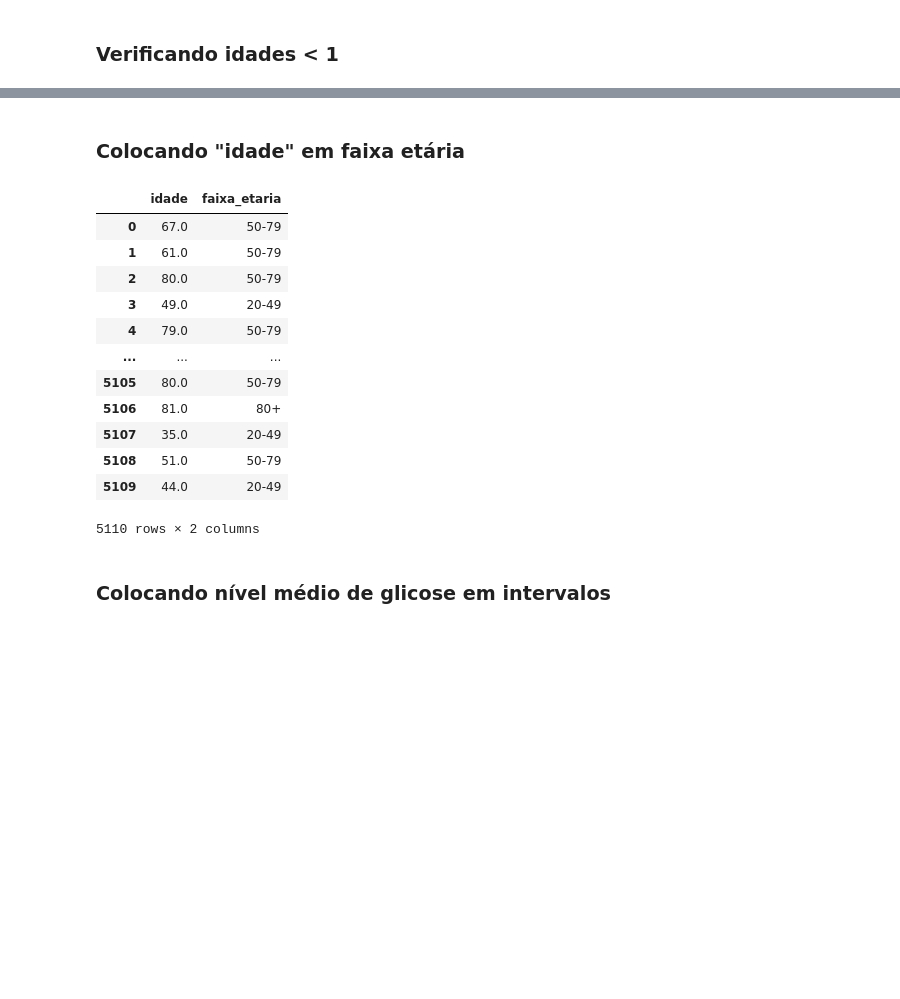
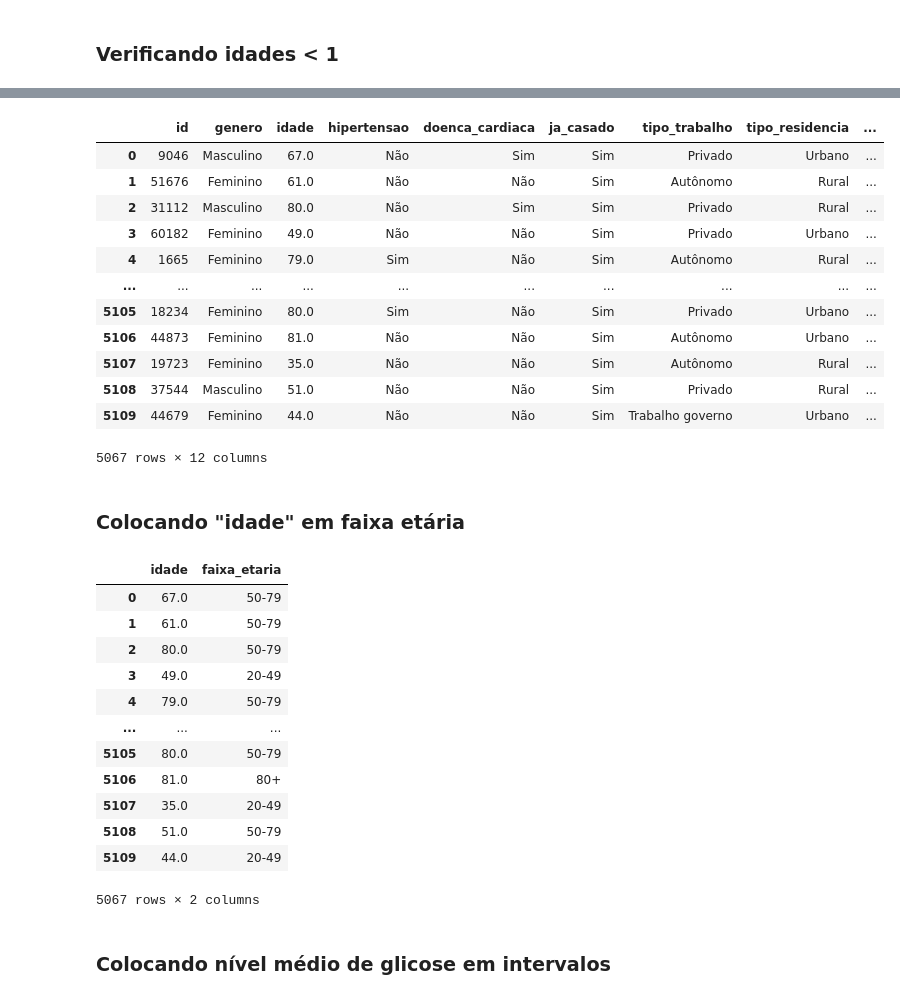
Before and after one commit to larissavvsous/lab_cd, a Jupyter notebook: lab_cd.ipynb, the cells around one changed output, grey strips where cells are left out. Cells and saved outputs as stored; diff of their text form; code cells hidden in the pictures; blank space fills up the shorter version.

```diff
--- a/lab_cd.ipynb
+++ b/lab_cd.ipynb
@@ -58,3 +58,20 @@ dados_avc[dados_avc['idade'] < 1].head()
+# %%
+dados_avc = dados_avc.drop(dados_avc[dados_avc['idade'] < 1].index)
+dados_avc
+# %% [output]
+|  | id | genero | idade | hipertensao | doenca_cardiaca | ja_casado | tipo_trabalho | tipo_residencia | ... |
+| 0 | 9046 | Masculino | 67.0 | Não | Sim | Sim | Privado | Urbano | ... |
+| 1 | 51676 | Feminino | 61.0 | Não | Não | Sim | Autônomo | Rural | ... |
+| 2 | 31112 | Masculino | 80.0 | Não | Sim | Sim | Privado | Rural | ... |
+| 3 | 60182 | Feminino | 49.0 | Não | Não | Sim | Privado | Urbano | ... |
+| 4 | 1665 | Feminino | 79.0 | Sim | Não | Sim | Autônomo | Rural | ... |
+| ... | ... | ... | ... | ... | ... | ... | ... | ... | ... |
+| 5105 | 18234 | Feminino | 80.0 | Sim | Não | Sim | Privado | Urbano | ... |
+| 5106 | 44873 | Feminino | 81.0 | Não | Não | Sim | Autônomo | Urbano | ... |
+| 5107 | 19723 | Feminino | 35.0 | Não | Não | Sim | Autônomo | Rural | ... |
+| 5108 | 37544 | Masculino | 51.0 | Não | Não | Sim | Privado | Rural | ... |
+| 5109 | 44679 | Feminino | 44.0 | Não | Não | Sim | Trabalho governo | Urbano | ... |
+5067 rows × 12 columns
 # %% [markdown]
 ### Colocando "idade" em faixa etária
 # %%
@@ -77,7 +94,7 @@ dados_avc[['idade', 'faixa_etaria']]
 | 5107 | 35.0 | 20-49 |
 | 5108 | 51.0 | 50-79 |
 | 5109 | 44.0 | 20-49 |
-5110 rows × 2 columns
+5067 rows × 2 columns
 # %% [markdown]
 ### Colocando nível médio de glicose em intervalos
 # %%
```
Also changed, not shown: parts of 7 cells of this notebook.
